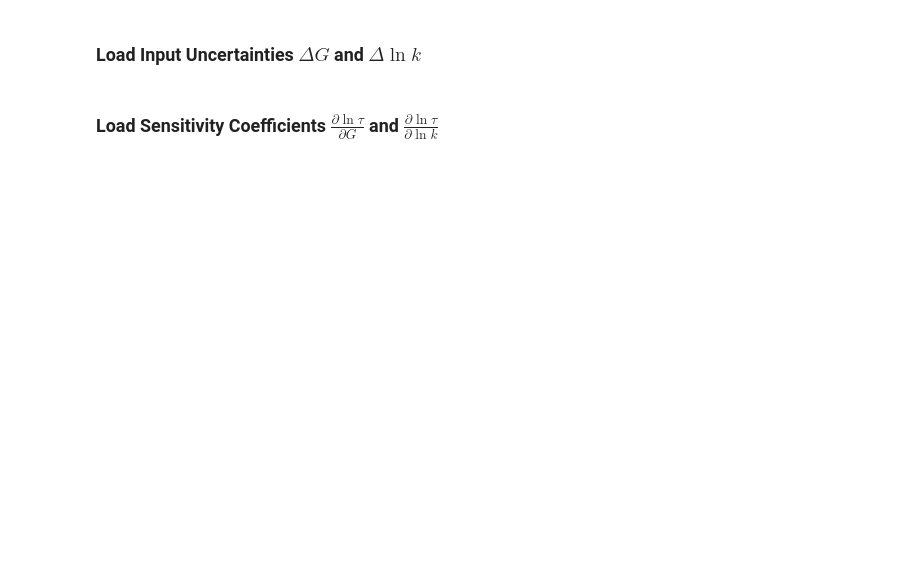
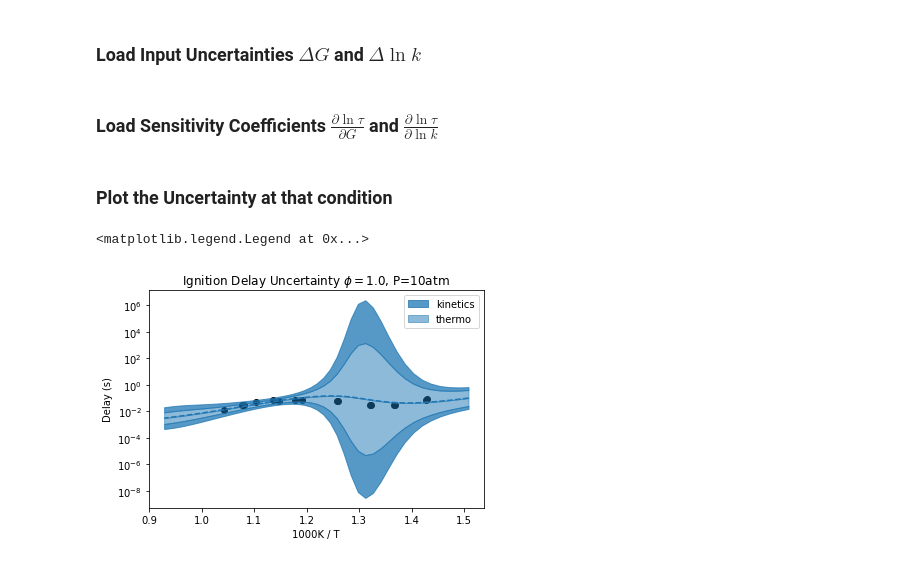
Before and after one commit to comocheng/autoscience_workflow, a Jupyter notebook: delay_uncertainty/make_uncertainty_1week.ipynb, the cells around one changed output. Drawn from its saved outputs; the diff is of its cells as text; code cells hidden in the pictures; blank space fills up the shorter version.

Commit message:
save uncertainty plot

```diff
--- a/delay_uncertainty/make_uncertainty_1week.ipynb
+++ b/delay_uncertainty/make_uncertainty_1week.ipynb
@@ -288,2 +265,6 @@ first_derivative_squared = np.float_power(first_derivative, 2.0)
 # %%
+# compute the total ignition delay uncertainty
 total_id_uncertainty = np.ravel(np.nansum(np.multiply(first_derivative_squared, total_uncertainty_mat), axis=0))
+
+total_id_thermo_uncertainty = np.ravel(np.nansum(np.multiply(first_derivative_squared, total_uncertainty_mat)[0:, :], axis=0))
+total_id_kinetic_uncertainty = np.ravel(np.nansum(np.multiply(first_derivative_squared, total_uncertainty_mat)[130:, :], axis=0))
@@ -302,6 +271,10 @@ total_base_delays[0, (i - 1) * K: i*K]
+# %% [markdown]
+### Plot the Uncertainty at that condition
 # %%
 # extract table 7
 table_index = 7
+
+colors = plt.rcParams['axes.prop_cycle'].by_key()['color']
 
 
 # Load the experimental conditions
@@ -332,39 +305,66 @@ for i in range(0, len(table7)):
     x_N2 = table7['%N2'].values[i] / 100.0 * x_diluent
     x_Ar = table7['%Ar'].values[i] / 100.0 * x_diluent
     x_CO2 = table7['%CO2'].values[i] / 100.0 * x_diluent
     conc_dict['N2'] = x_N2
     conc_dict['Ar'] = x_Ar
     conc_dict['CO2(7)'] = x_CO2
     concentrations.append(conc_dict)
 
+K = 51
+table7_uncertainty = total_id_uncertainty[(table_index - 1) * K: table_index * K]
+table7_thermo_uncertainty = total_id_thermo_uncertainty[(table_index - 1) * K: table_index * K]
+table7_kinetics_uncertainty = total_id_kinetic_uncertainty[(table_index - 1) * K: table_index * K]
 
 
-K = 51
-table7_uncertainty = total_id_uncertainty[(table_index - 1) * K: table_index * K]
 table7_delay_times = np.ravel(total_base_delays[0, (table_index - 1) * K: table_index*K])
 Tmax = 1077  # use min and max temperature range of the data: 663K-1077K
 Tmin = 663
 temperatures = np.linspace(Tmin, Tmax, K)
 
 upper_bound = np.exp(np.log(table7_delay_times) + table7_uncertainty)
 lower_bound = np.exp(np.log(table7_delay_times) - table7_uncertainty)
 
 
+upper_thermo_bound = np.exp(np.log(table7_delay_times) + table7_thermo_uncertainty)
+upper_kinetics_bound = np.exp(np.log(table7_delay_times) + table7_thermo_uncertainty + table7_kinetics_uncertainty)
+
+lower_thermo_bound = np.exp(np.log(table7_delay_times) - table7_thermo_uncertainty)
+lower_kinetics_bound = np.exp(np.log(table7_delay_times) - table7_thermo_uncertainty - table7_kinetics_uncertainty)
+
+# lower_bound = np.exp(np.log(table7_delay_times) - table7_uncertainty)
+
+
 # plot the ignition delay
 plt.plot(1000.0 / temperatures, table7_delay_times, linestyle='dashed')
 # plt.plot(1000.0 / T7, aramco7, marker='x')
 plt.scatter(1000.0 / T7, tau7 / 1000.0, color='black')
-plt.plot(1000.0 / temperatures, lower_bound, linestyle='dashed', color='blue')
-plt.plot(1000.0 / temperatures, upper_bound, linestyle='dashed', color='blue')
+
+plt.fill_between(1000.0 / temperatures, upper_thermo_bound, upper_kinetics_bound, alpha=0.75, color=colors[0], label='kinetics')
+plt.fill_between(1000.0 / temperatures, table7_delay_times, upper_thermo_bound, alpha=0.5, color=colors[0], label='thermo')
+
+plt.fill_between(1000.0 / temperatures, lower_kinetics_bound, lower_thermo_bound, alpha=0.75, color=colors[0])
+plt.fill_between(1000.0 / temperatures, lower_thermo_bound, table7_delay_times, alpha=0.5, color=colors[0])
+
+
+# plt.fill_between(1000.0 / temperatures, lower_thermo_bound, table7_delay_times, alpha=0.5)
+# plt.fill_between(1000.0 / temperatures, table7_thermo_uncertainty, , alpha=0.75)
+
+
+# plt.plot(1000.0 / temperatures, lower_bound, linestyle='dashed', color='blue')
+# plt.plot(1000.0 / temperatures, upper_bound, linestyle='dashed', color='blue')
 ax = plt.gca()
 ax.set_yscale('log')
 # plt.legend(['Base RMG 1week', 'Aramco', 'Experiment'])
-plt.title('Ignition Delays Phi=1.0')
+plt.title(r'Ignition Delay Uncertainty $\phi=1.0$, P=10atm')
 plt.xlabel('1000K / T')
 plt.ylabel('Delay (s)')
 plt.savefig('table7.png')
-# plt.legend(bbox_to_anchor=(0, 1), , ncol=1)
 
-plt.ylim([0.002535634068872223, 0.1790845670208614])
+plt.legend(bbox_to_anchor=(1, 1), ncol=1)
+
+# plt.ylim([0.002535634068872223, 0.1790845670208614])
+# %% [output]
+<matplotlib.legend.Legend at 0x...>
+[figure, added]
 # %%
 ax.get_ylim()
```
Also changed, not shown: parts of 18 cells of this notebook.
